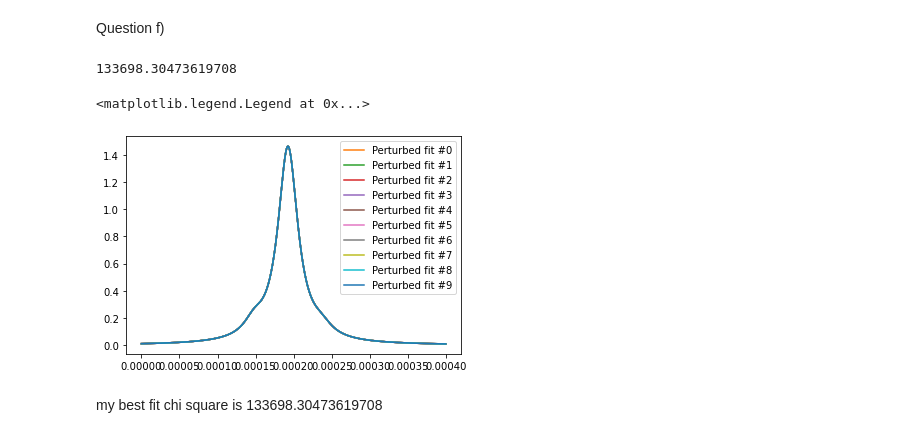
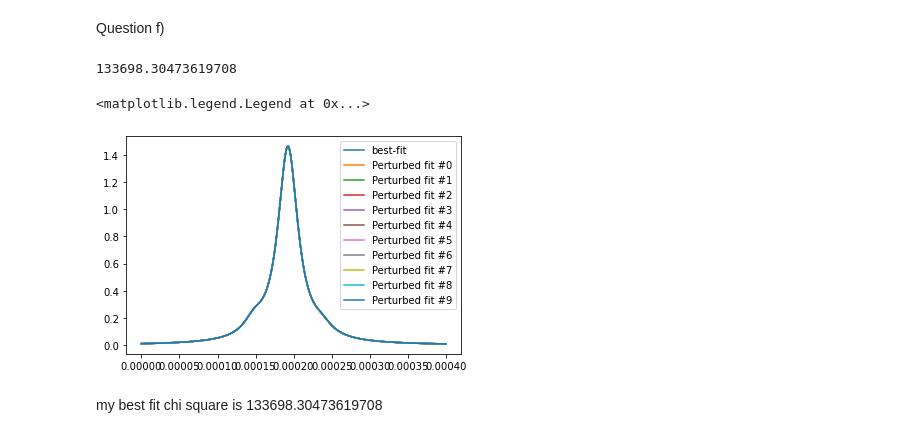
Before and after one commit to n-desjardins/phys512-2022, a Jupyter notebook: PSET4/pset4_notebook.ipynb, the cells around one changed output. Drawn from its saved outputs; the diff is of its cells as text; code cells hidden in the pictures.

```diff
--- a/PSET4/pset4_notebook.ipynb
+++ b/PSET4/pset4_notebook.ipynb
@@ -291,25 +291,25 @@ Question f)
 # %%
 fit = triple_peak_lorentz(params, t)
 error = np.mean(np.abs(d-fit))
 
 best_fit_chi2 = chisquare(d,fit, error)
 print(best_fit_chi2)
-plt.plot(t,fit)
+plt.plot(t,fit, label="best-fit")
 
 n =10
 pertubed_fit = np.empty((n,6))
 pertubed_chi2 =np.empty(n)
 for i in range(n):
     pp = np.random.multivariate_normal(params, N*M)
     pertubed_fit[i] = newton(triple_peak_lorentz,numerical_diff,pp,t,d)[0]
     fit = triple_peak_lorentz(pertubed_fit[i],t)
     pertubed_chi2[i] = chisquare(d,fit,error)
     plt.plot(t,fit, label="Perturbed fit #%i" %i)
 plt.legend()
 # %% [output]
 133698.30473619708
 <matplotlib.legend.Legend at 0x...>
-[figure, old version]
+[figure, new version]
 # %% [markdown]
 my best fit chi square is 133698.30473619708
 # %%
```
Also changed, not shown: parts of 4 cells of this notebook.
